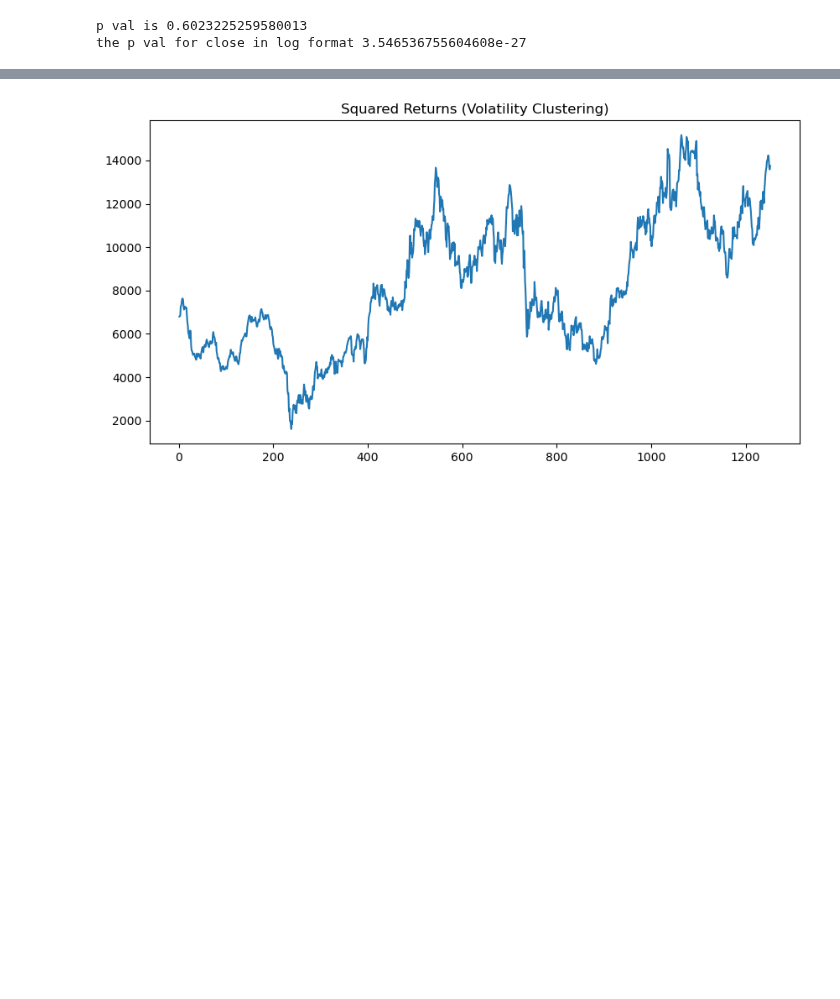
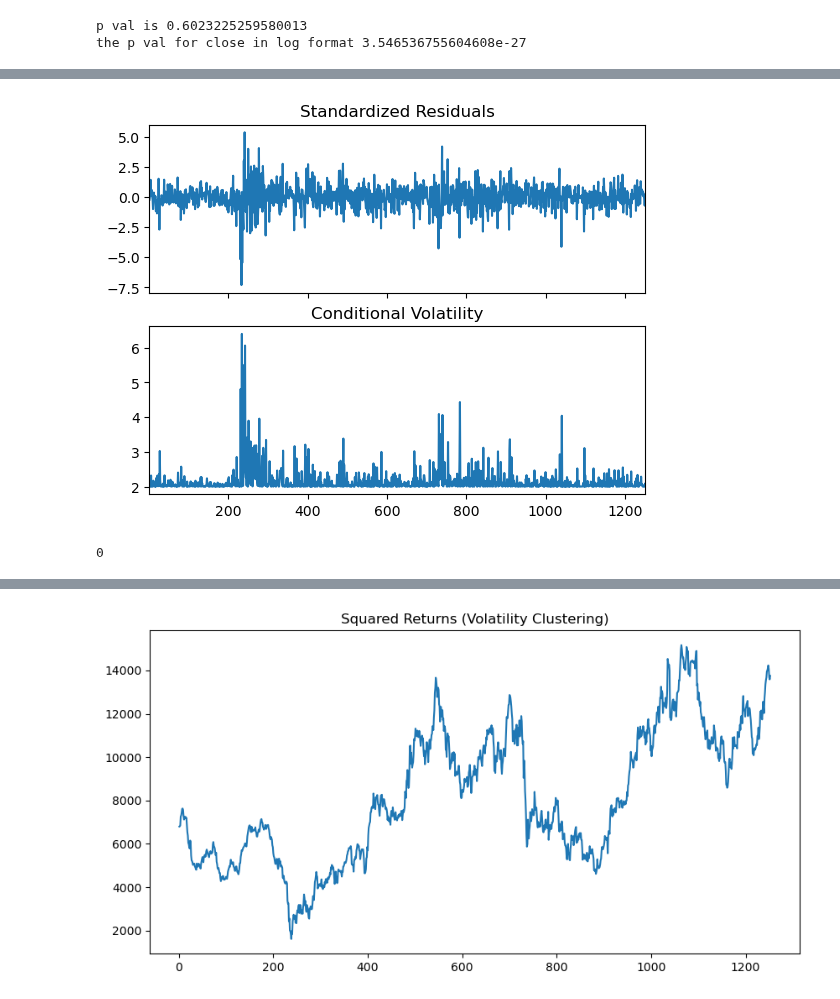
Before and after one commit to lucaluisadjei/pythongermanstocks, a Jupyter notebook: etl_v2.ipynb, the cells around one changed output, grey strips where cells are left out. Drawn from its saved outputs; the diff is of its cells as text; code cells hidden in the pictures; blank space fills up the shorter version.

```diff
--- a/etl_v2.ipynb
+++ b/etl_v2.ipynb
@@ -350,0 +269,6 @@ plt.show()
+# %%
+training_data=bmw[bmw['Date']<'2024-02-20']
+testing_data=bmw[bmw['Date']>'2024-02-20']
+# %%
+model=arch_model(training_data['log_returns'].dropna(),lags=2, vol='Constant',dist='t').fit(disp='off')
+print(model.summary())
@@ -350,0 +293,13 @@ plt.show()
+# %%
+
+residuals=model.resid
+residuals=residuals.dropna
+
+fig = arch_bmw_model.plot()
+plt.show()
+# %% [output]
+[figure, added]
+# %%
+residuals.isna().sum()
+# %% [output]
+0
```
Also changed, not shown: parts of 11 cells of this notebook.
